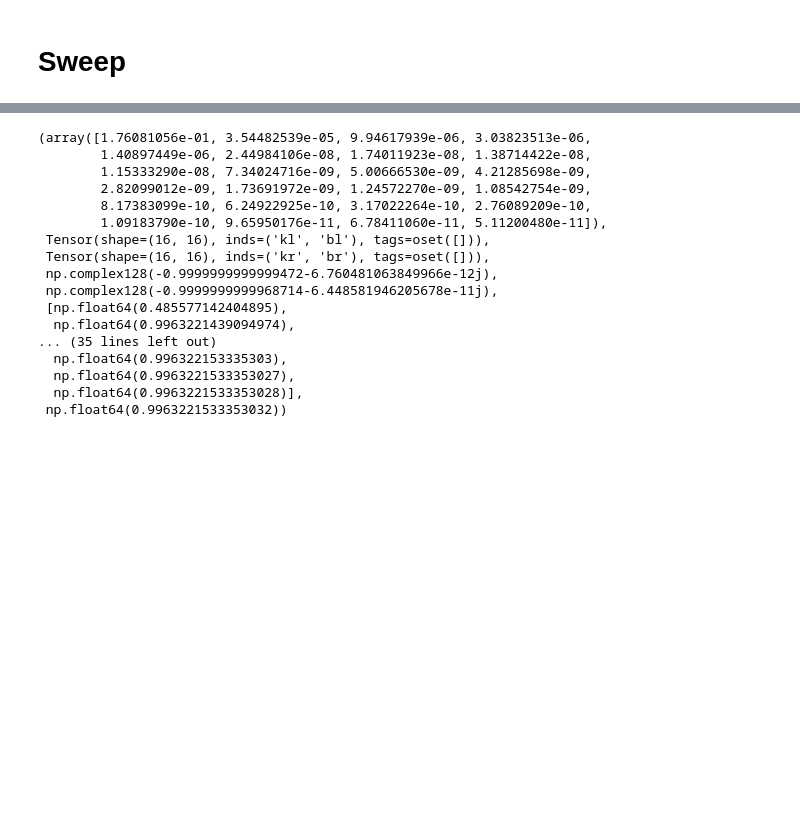
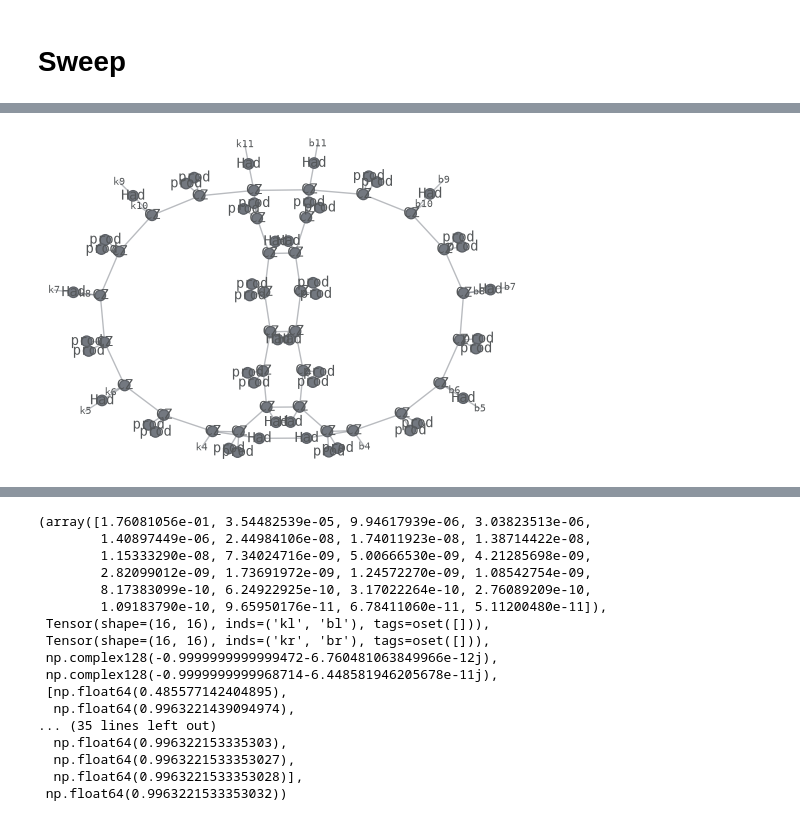
Before and after one commit to kieran-cooney/spt_numerical_classificiation, a Jupyter notebook: code/time_reversal_symmetries/truncating_reduced_density_matrices/mps_optimisation_jw_z_4_tf_system.ipynb, the cells around one changed output, grey strips where cells are left out. Cells and saved outputs as stored; diff of their text form; code cells hidden in the pictures; blank space fills up the shorter version.

```diff
--- a/code/time_reversal_symmetries/truncating_reduced_density_matrices/mps_optimisation_jw_z_4_tf_system.ipynb
+++ b/code/time_reversal_symmetries/truncating_reduced_density_matrices/mps_optimisation_jw_z_4_tf_system.ipynb
@@ -788,0 +870,6 @@ num_random_states=20
+# %%
+rho = get_rdm_from_quimb_psi(cluster_psi, domains_dict['symmetry_sites'])
+# %%
+rho.draw()
+# %% [output]
+[figure, added]
```
Also changed, not shown: parts of 36 cells of this notebook.
